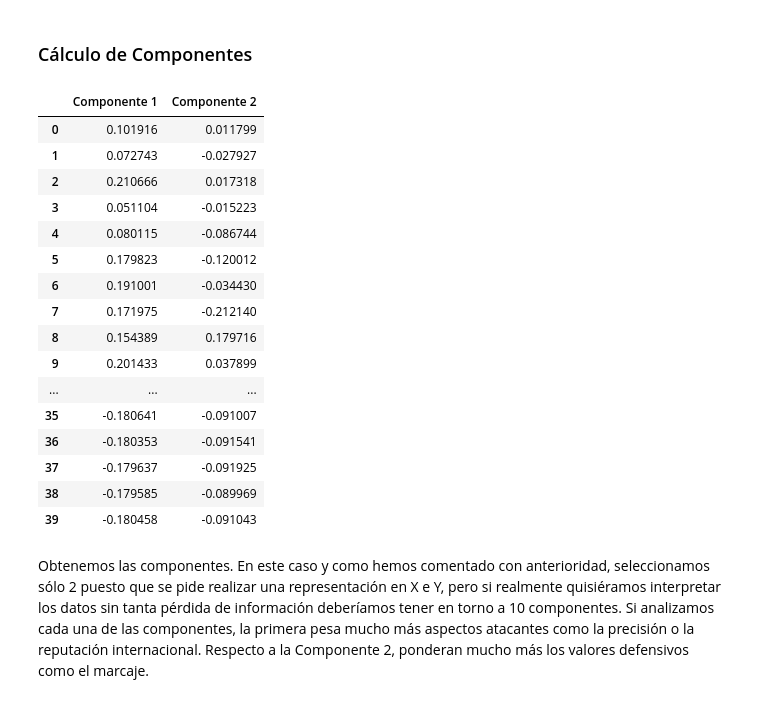
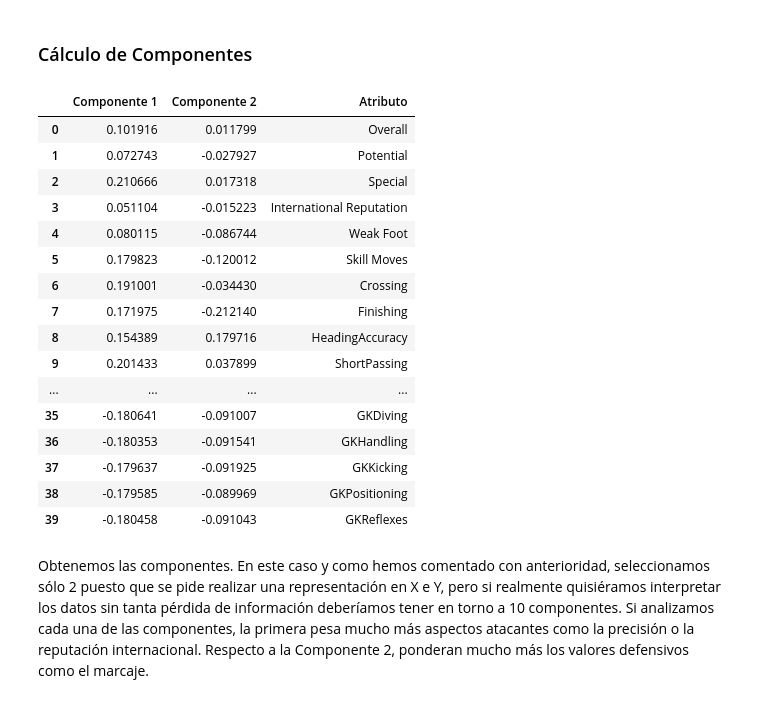
Before and after one commit to Jotivirix/Datamining_UFV, a Jupyter notebook: Lab1/entregable3/Lab1-Entregable3.ipynb, the cells around one changed output. Saved outputs shown, nothing was run; the diff lists cells and outputs as text; code cells hidden in the pictures.

```diff
--- a/Lab1/entregable3/Lab1-Entregable3.ipynb
+++ b/Lab1/entregable3/Lab1-Entregable3.ipynb
@@ -245,28 +245,29 @@ A partir del porcentaje de varianza y el porcentaje de varianza acumulado podemo
 ### Cálculo de Componentes
 # %%
 #Como los autovalores mas grandes son los dos primeros, cogemos los dos primeros
-df_componentes = pd.DataFrame({'Componente 1': [], 'Componente 2': []})
+df_componentes = pd.DataFrame({'Componente 1': [], 'Componente 2': [], 'Atributo': []})
 df_componentes['Componente 1'] = df_autov["autovectores"].loc[0]
 df_componentes['Componente 2'] = df_autov["autovectores"].loc[1]
+df_componentes['Atributo'] = valores
 df_componentes
 # %% [output]
-|  | Componente 1 | Componente 2 |
-| 0 | 0.101916 | 0.011799 |
-| 1 | 0.072743 | -0.027927 |
-| 2 | 0.210666 | 0.017318 |
-| 3 | 0.051104 | -0.015223 |
-| 4 | 0.080115 | -0.086744 |
-| 5 | 0.179823 | -0.120012 |
-| 6 | 0.191001 | -0.034430 |
-| 7 | 0.171975 | -0.212140 |
-| 8 | 0.154389 | 0.179716 |
-| 9 | 0.201433 | 0.037899 |
-| ... | ... | ... |
-| 35 | -0.180641 | -0.091007 |
-| 36 | -0.180353 | -0.091541 |
-| 37 | -0.179637 | -0.091925 |
-| 38 | -0.179585 | -0.089969 |
-| 39 | -0.180458 | -0.091043 |
+|  | Componente 1 | Componente 2 | Atributo |
+| 0 | 0.101916 | 0.011799 | Overall |
+| 1 | 0.072743 | -0.027927 | Potential |
+| 2 | 0.210666 | 0.017318 | Special |
+| 3 | 0.051104 | -0.015223 | International Reputation |
+| 4 | 0.080115 | -0.086744 | Weak Foot |
+| 5 | 0.179823 | -0.120012 | Skill Moves |
+| 6 | 0.191001 | -0.034430 | Crossing |
+| 7 | 0.171975 | -0.212140 | Finishing |
+| 8 | 0.154389 | 0.179716 | HeadingAccuracy |
+| 9 | 0.201433 | 0.037899 | ShortPassing |
+| ... | ... | ... | ... |
+| 35 | -0.180641 | -0.091007 | GKDiving |
+| 36 | -0.180353 | -0.091541 | GKHandling |
+| 37 | -0.179637 | -0.091925 | GKKicking |
+| 38 | -0.179585 | -0.089969 | GKPositioning |
+| 39 | -0.180458 | -0.091043 | GKReflexes |
 # %% [markdown]
 Obtenemos las componentes. En este caso y como hemos comentado con anterioridad, seleccionamos sólo 2 puesto que se pide realizar una representación en X e Y, pero si realmente quisiéramos interpretar los datos sin tanta pérdida de información deberíamos tener en torno a 10 componentes. Si analizamos cada una de las componentes, la primera pesa mucho más aspectos atacantes como la precisión o la reputación internacional. Respecto a la Componente 2, ponderan mucho más los valores defensivos como el marcaje.
 # %% [markdown]
```
Also changed, not shown: parts of 6 cells of this notebook.
